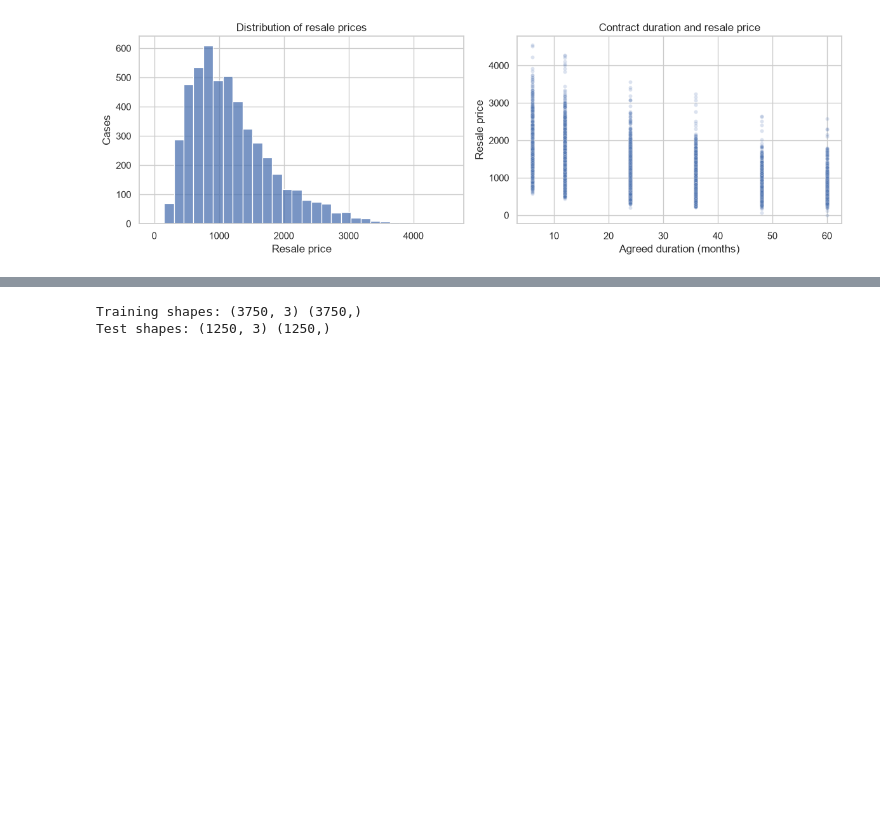
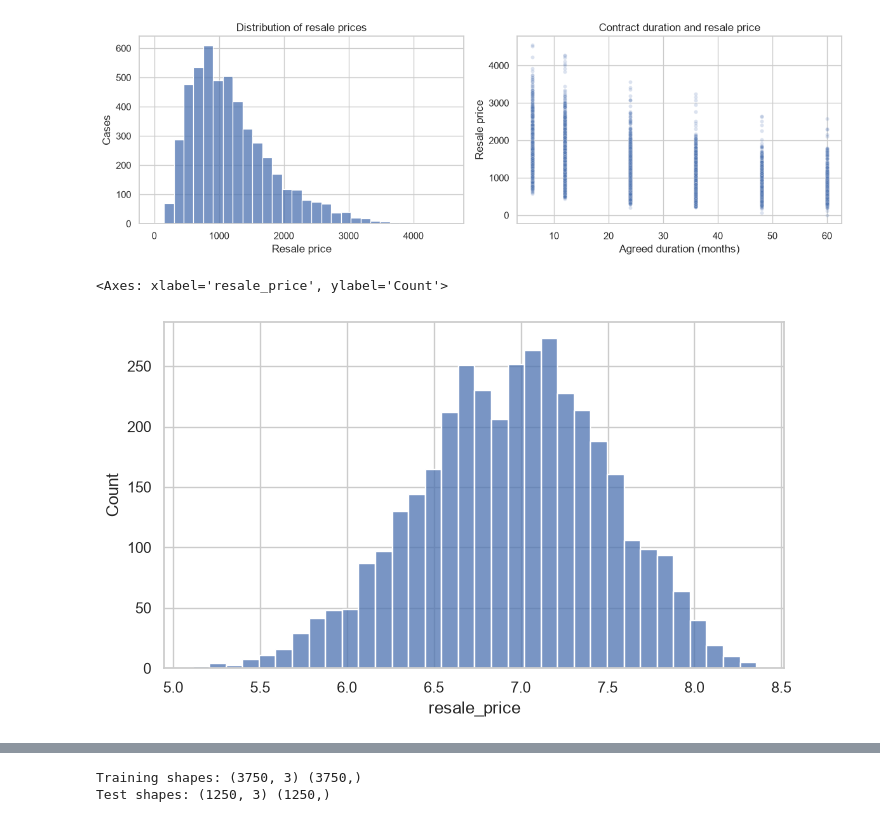
Before and after one commit to luisesmt/ESMT_IML, a Jupyter notebook: handouts/1_forecasting.ipynb, the cells around one changed output, grey strips where cells are left out. Cells and saved outputs as stored; diff of their text form; code cells hidden in the pictures; blank space fills up the shorter version.

```diff
--- a/handouts/1_forecasting.ipynb
+++ b/handouts/1_forecasting.ipynb
@@ -168,6 +168,11 @@ fig.tight_layout()
 plt.show()
 # %% [output]
 [figure]
+# %%
+sns.histplot(np.log(y_train))
+# %% [output]
+<Axes: xlabel='resale_price', ylabel='Count'>
+[figure, added]
 # %% [markdown]
 <a id="linear-regression"></a>
 ## 2. The linear regression model
```
